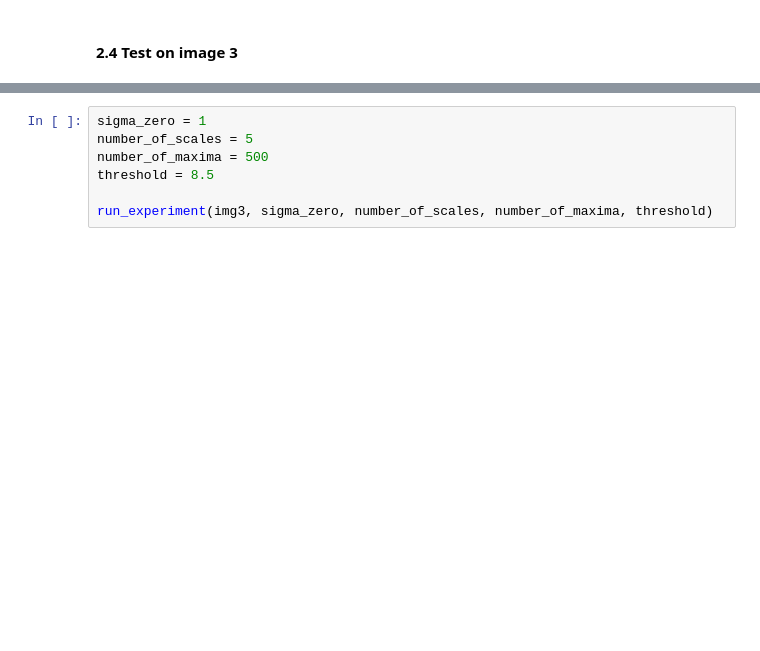
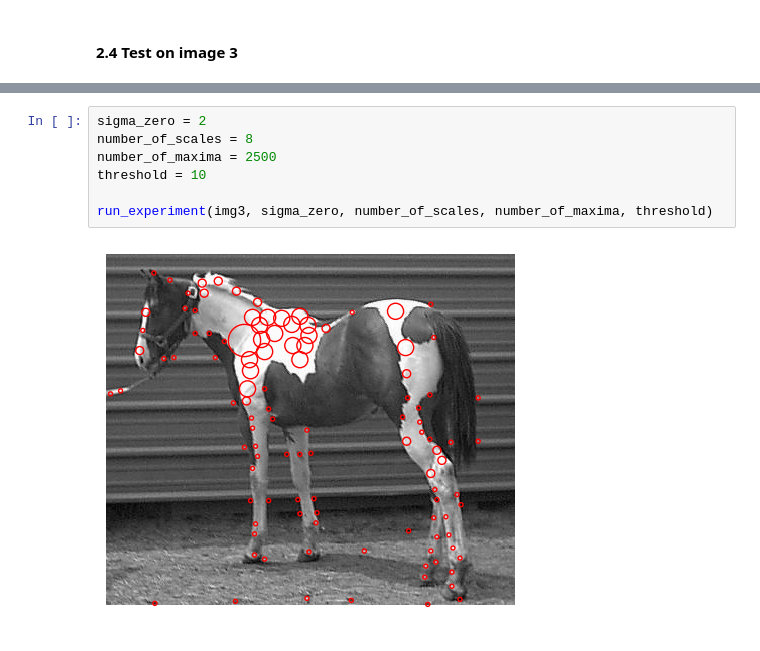
Before and after one commit to francealip/assignment_1_ISPR_23-24, a Jupyter notebook: src/LoG_detector.ipynb, the cells around one changed output, grey strips where cells are left out. Drawn from its saved outputs; the diff is of its cells as text; blank space fills up the shorter version.

```diff
--- a/src/LoG_detector.ipynb
+++ b/src/LoG_detector.ipynb
@@ -302,7 +310,9 @@ run_experiment(img2, sigma_zero, number_of_scales, number_of_maxima, threshold)
 # %%
-sigma_zero = 1
-number_of_scales = 5
-number_of_maxima = 500
-threshold = 8.5
+sigma_zero = 2
+number_of_scales = 8
+number_of_maxima = 2500
+threshold = 10
 
 run_experiment(img3, sigma_zero, number_of_scales, number_of_maxima, threshold)
+# %% [output]
+[figure, added]
```
Also changed, not shown: parts of 14 cells of this notebook, 3 other files.
